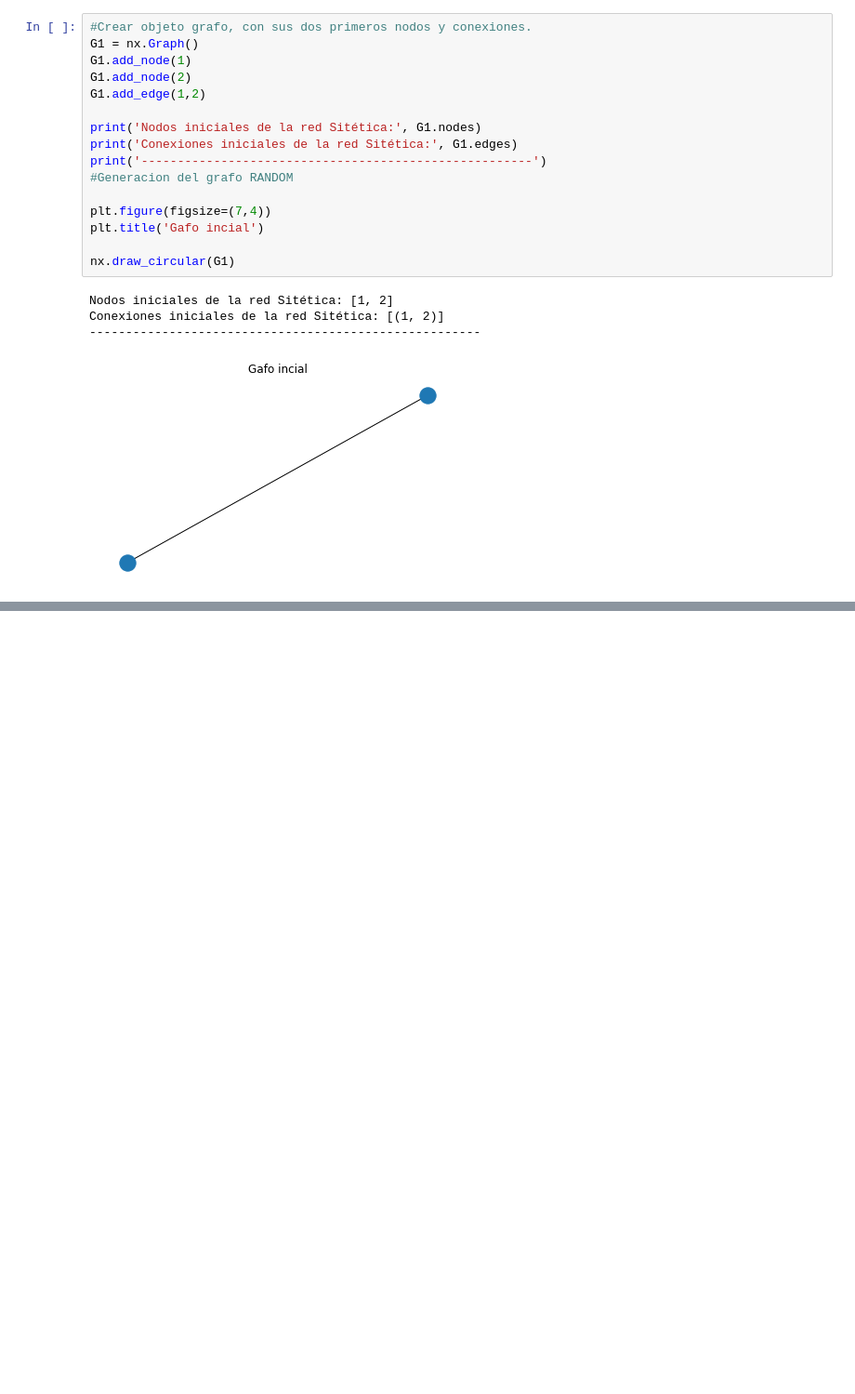
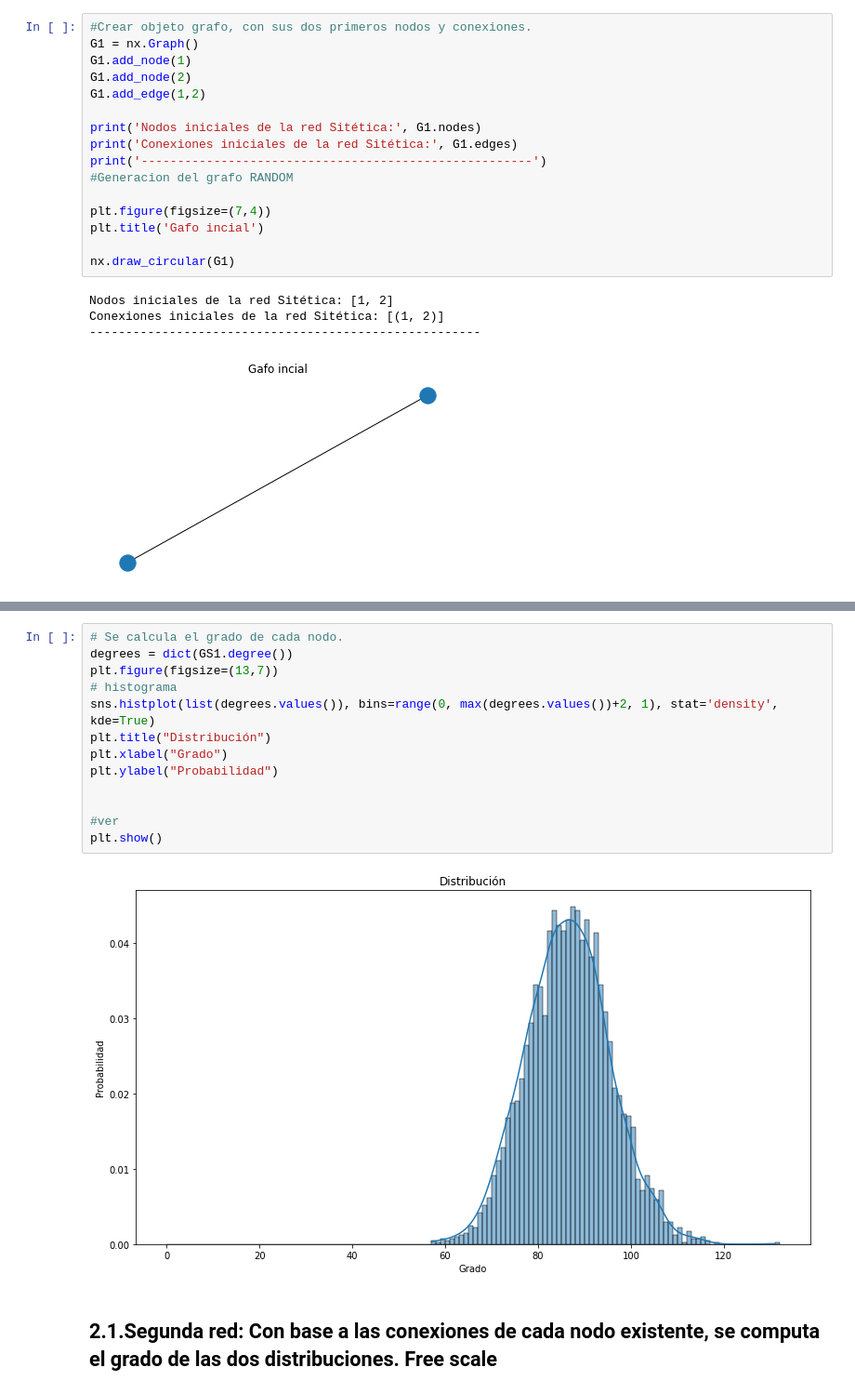
Before and after one commit to jsebastianquiroga/Topicos_analitica, a Jupyter notebook: Notebook/Social_Network_1.ipynb, the cells around one changed output, grey strips where cells are left out. Shown: that part at 93% size. Saved outputs shown, nothing was run; the diff lists cells and outputs as text; blank space fills up the shorter version.

```diff
--- a/Notebook/Social_Network_1.ipynb
+++ b/Notebook/Social_Network_1.ipynb
@@ -277,0 +139,17 @@ nyra_2019_nn = nyra_2019.copy()
+# %%
+# Se calcula el grado de cada nodo.
+degrees = dict(GS1.degree())
+plt.figure(figsize=(13,7))
+# histograma
+sns.histplot(list(degrees.values()), bins=range(0, max(degrees.values())+2, 1), stat='density', kde=True)
+plt.title("Distribución")
+plt.xlabel("Grado")
+plt.ylabel("Probabilidad")
+
+
+#ver
+plt.show()
+# %% [output]
+[figure, added]
+# %% [markdown]
+## 2.1.Segunda red: Con base a las conexiones de cada nodo existente, se computa el grado de las dos distribuciones. Free scale ##
```
Also changed, not shown: parts of 34 cells of this notebook.
